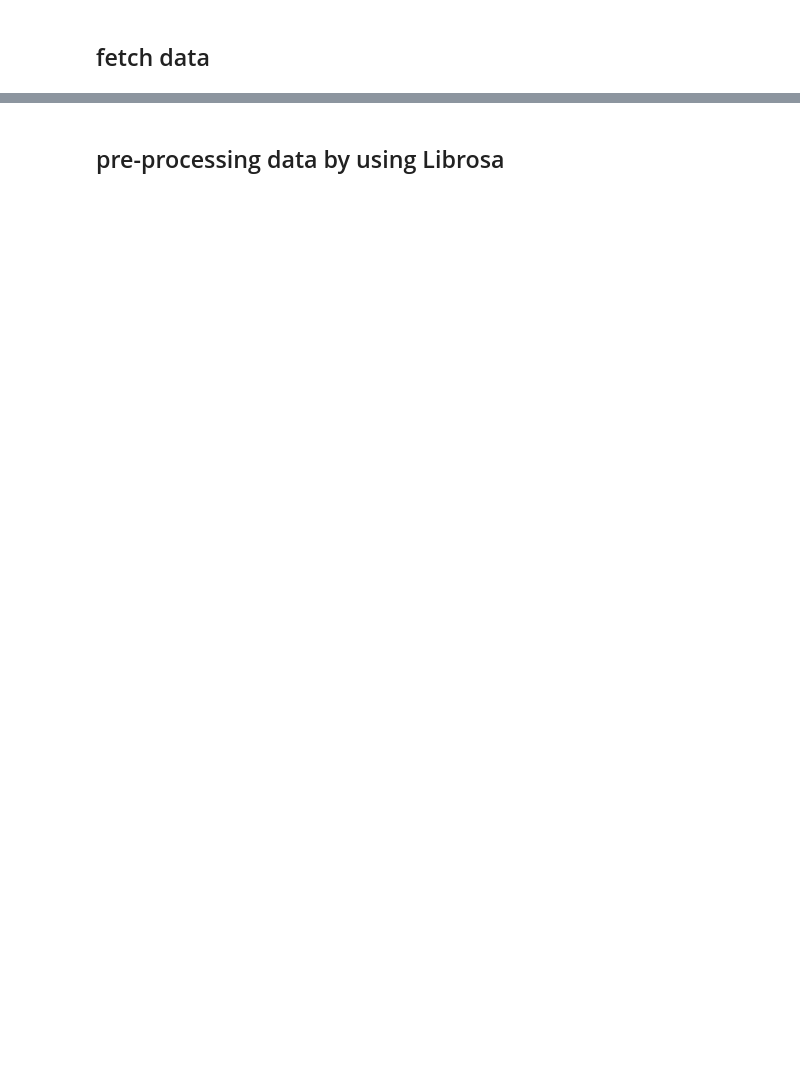
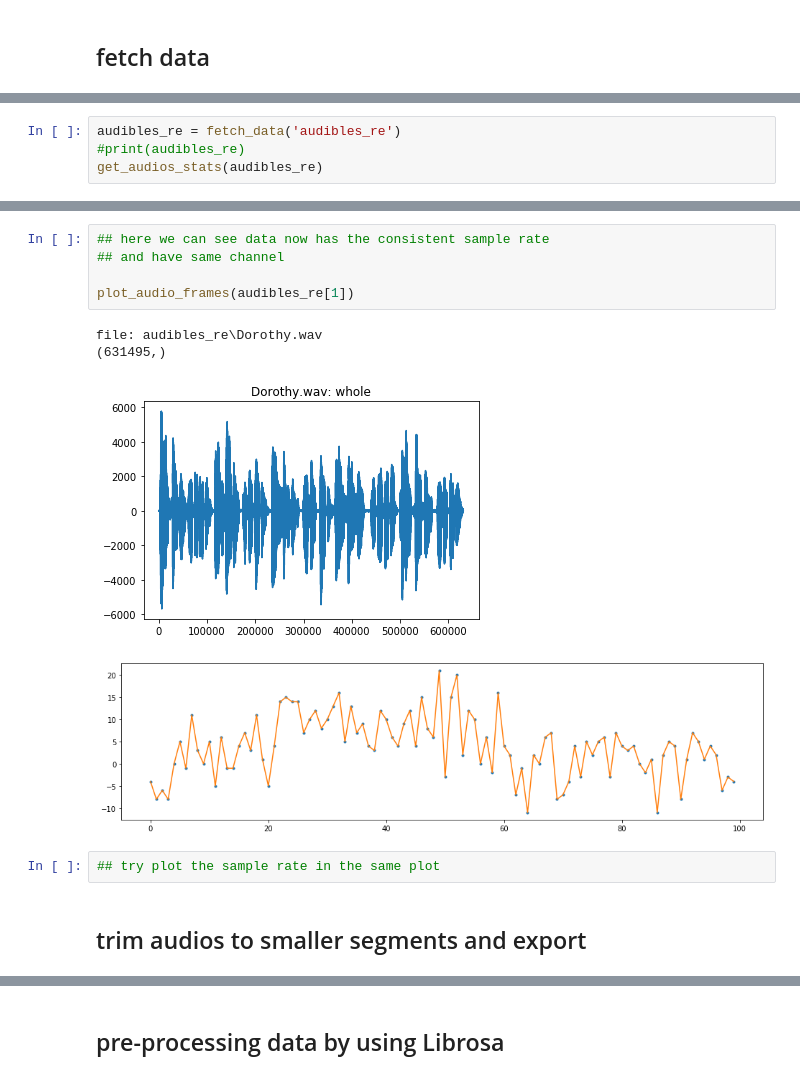
Before and after one commit to FirstPlaygroundAndThenIcecream/Speaker-Identification, a Jupyter notebook: Speaker-Identification-tf.ipynb, the cells around one changed output, grey strips where cells are left out. Cells and saved outputs as stored; diff of their text form; blank space fills up the shorter version.

```diff
--- a/Speaker-Identification-tf.ipynb
+++ b/Speaker-Identification-tf.ipynb
@@ -156,0 +141,4 @@ def plot_audio_frames(file):
+# %%
+audibles_re = fetch_data('audibles_re')
+#print(audibles_re)
+get_audios_stats(audibles_re)
@@ -156,0 +163,14 @@ def plot_audio_frames(file):
+# %%
+## here we can see data now has the consistent sample rate
+## and have same channel
+
+plot_audio_frames(audibles_re[1])
+# %% [output]
+file: audibles_re\Dorothy.wav
+(631495,)
+[figure, added]
+[figure, added]
+# %%
+## try plot the sample rate in the same plot
+# %% [markdown]
+## trim audios to smaller segments and export
```
Also changed, not shown: parts of 42 cells of this notebook.
